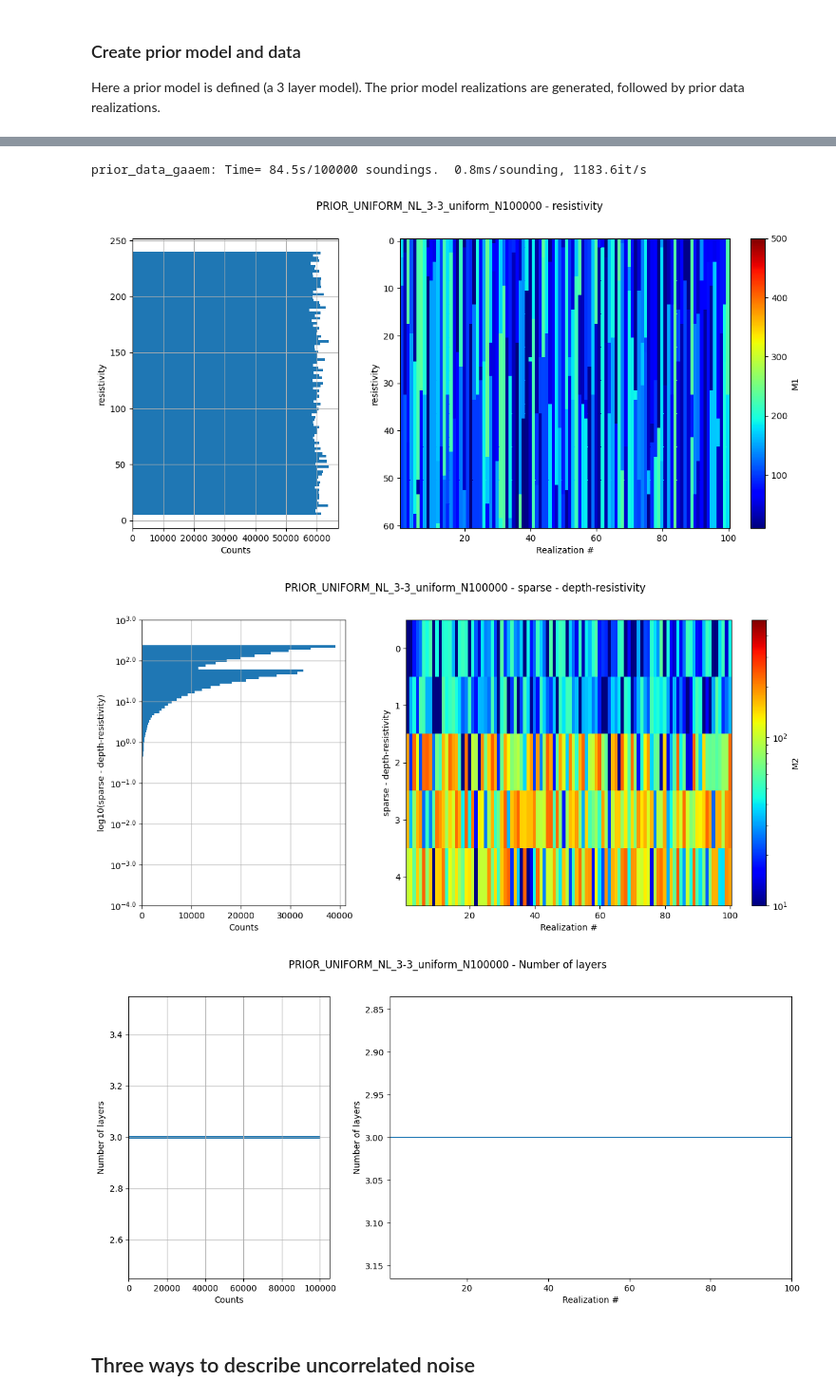
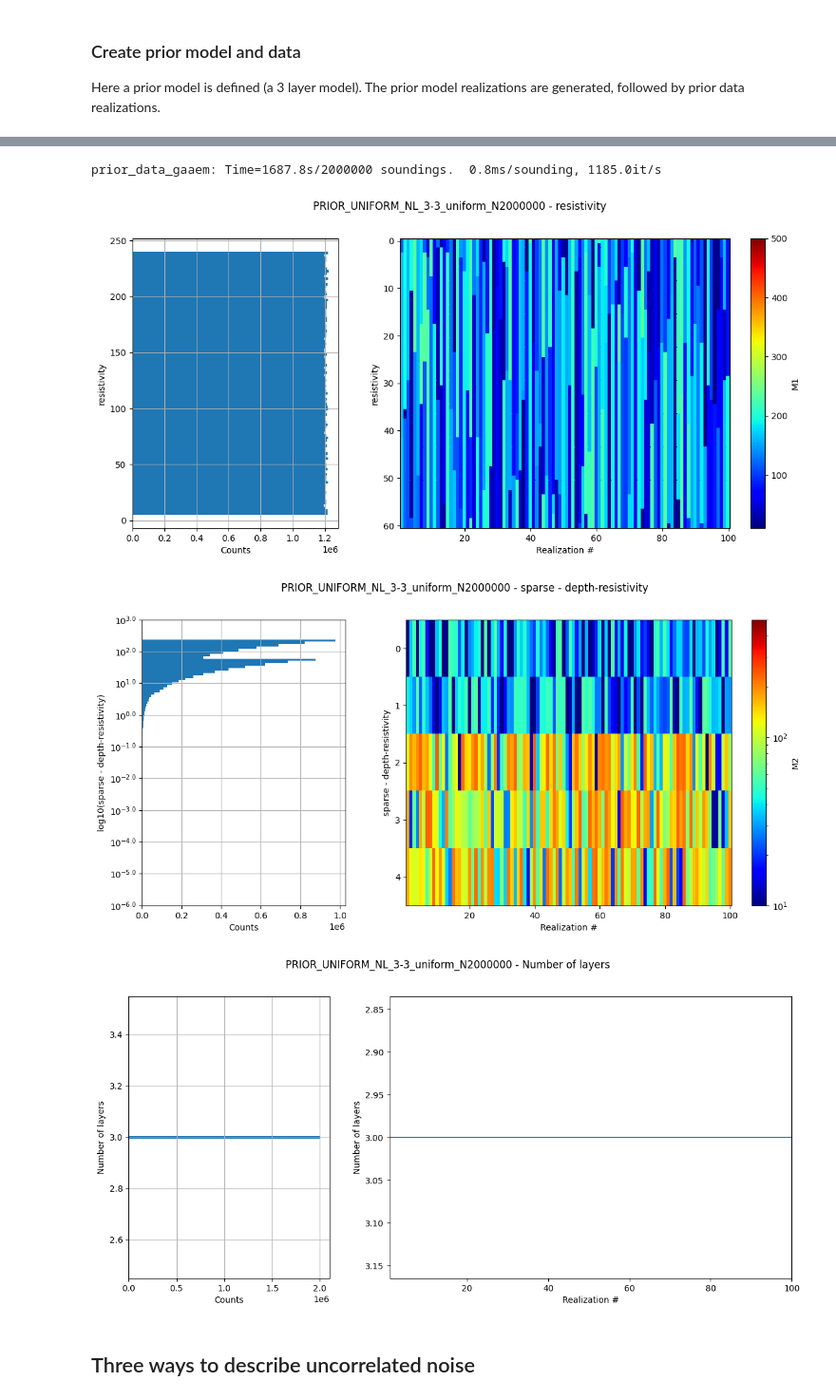
Before and after one commit to cultpenguin/integrate_module, a Jupyter notebook: examples/integrate_gaussian_noise.ipynb, the cells around one changed output, grey strips where cells are left out. Shown at 95% size. Drawn from its saved outputs; the diff is of its cells as text; code cells hidden in the pictures.

```diff
--- a/examples/integrate_gaussian_noise.ipynb
+++ b/examples/integrate_gaussian_noise.ipynb
@@ -90,31 +91,31 @@ plt.grid(True, which='both', linestyle='--', linewidth=0.5)
 
 Here a prior model is defined (a 3 layer model). The prior model realizations are generated, followed by prior data realizations.
 # %%
-#N=1000000 # sample size
-N= 100000 # sample size
+N=2000000 # sample size
+#N= 100000 # sample size
 NLAY_min=3
 NLAY_max=3
 
 f_prior_data_h5='PRIOR_UNIFORM_NL_%d-%d_uniform_N%d_TX07_20231016_2x4_RC20-33_Nh280_Nf12.h5' % (NLAY_min, NLAY_max, N)
 
 # make prior model realizations
 f_prior_h5 = ig.prior_model_layered(N=N,
                                     lay_dist='uniform', z_max = z_max,
                                     NLAY_min=NLAY_min, NLAY_max=NLAY_max,
                                     RHO_dist='uniform', RHO_min=0.5*min(rho), RHO_max=2*max(rho))
 
 # make prior data realizations
 f_prior_data_h5 = ig.prior_data_gaaem(f_prior_h5, file_gex)
 
 # Plot some statistics about the prior model parameters
 ig.plot_prior_stats(f_prior_h5)
 # %% [output]
 Using file_basename=TX07_20231016_2x4_RC20-33
 prior_data_gaaem: Using 32 parallel threads.
-prior_data_gaaem: Time= 84.5s/100000 soundings.  0.8ms/sounding, 1183.6it/s
+prior_data_gaaem: Time=1687.8s/2000000 soundings.  0.8ms/sounding, 1185.0it/s
-[figure, old version]
+[figure, new version]
-[figure, old version]
+[figure, new version]
-[figure, old version]
+[figure, new version]
 # %% [markdown]
 ## Three ways to describe uncorrelated noise
 # %%
```
Also changed, not shown: parts of 13 cells of this notebook.
